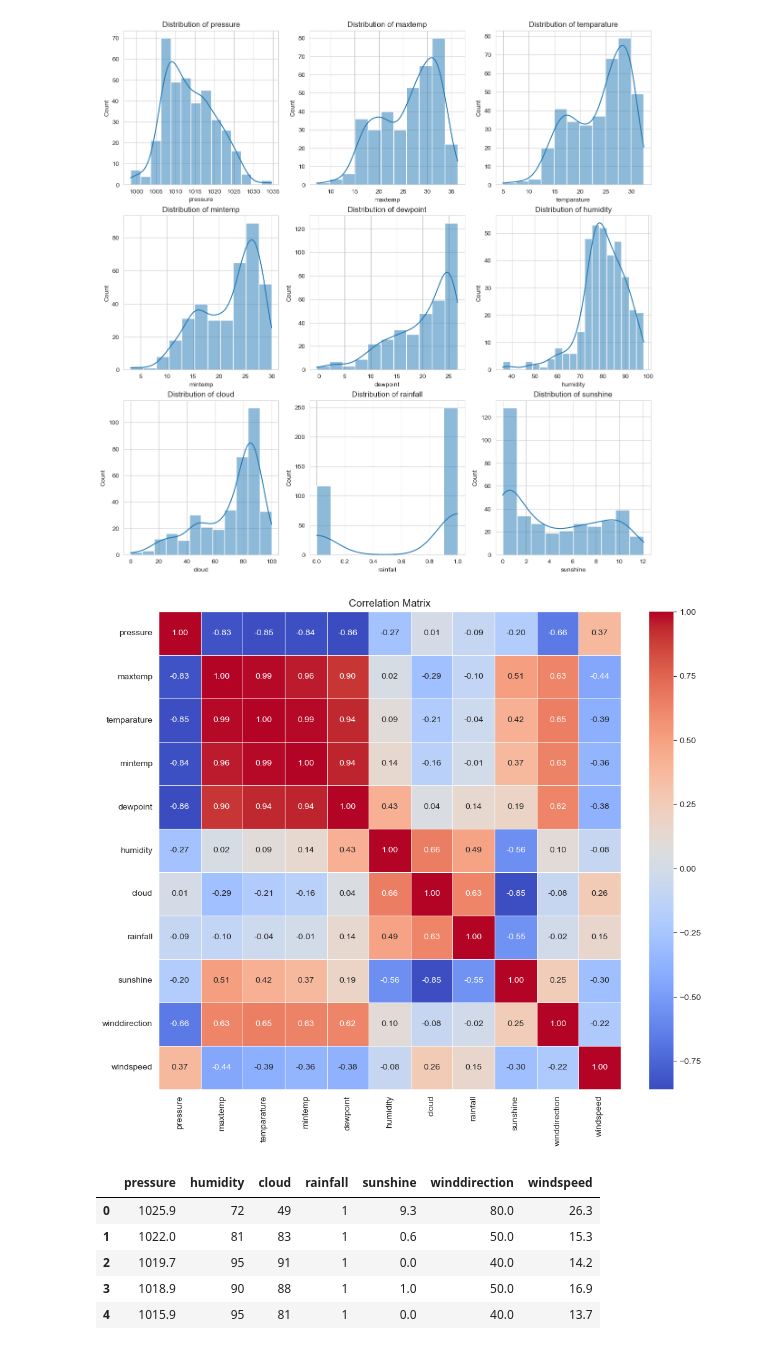
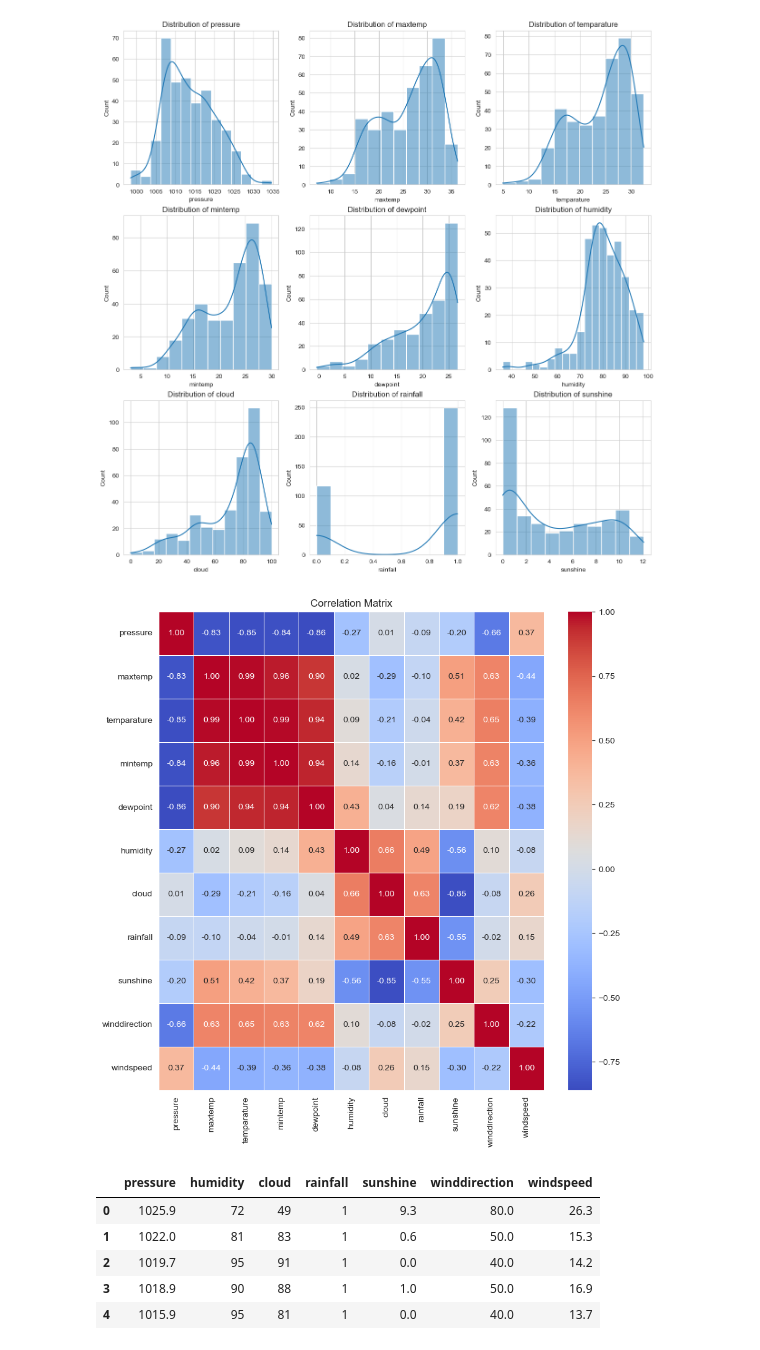
Before and after one commit to gargdivyansh1/MachineLearningProjects, a Jupyter notebook: Rain Fall Prediction/first.ipynb, the cells around one changed output. Saved outputs shown, nothing was run; the diff lists cells and outputs as text; code cells hidden in the pictures.

```diff
--- a/Rain Fall Prediction/first.ipynb
+++ b/Rain Fall Prediction/first.ipynb
@@ -248,12 +248,12 @@ ValueError: num must be an integer with 1 <= num <= 9, not 10
 [figure]
 # %%
 ## corelation matrix
-plt.figure(figsize=(12, 10))
+plt.figure(figsize=(10, 10))
 sns.heatmap(data.corr(), annot=True, cmap='coolwarm', fmt='.2f', linewidths=0.5)
 plt.title('Correlation Matrix')
 plt.show()
 # %% [output]
-[figure, old version]
+[figure, new version]
 # %%
 ## now by this we got to see that the some columns are highly correlated
 ## hence we can drop some of them
```
Also changed, not shown: 9 other files.
